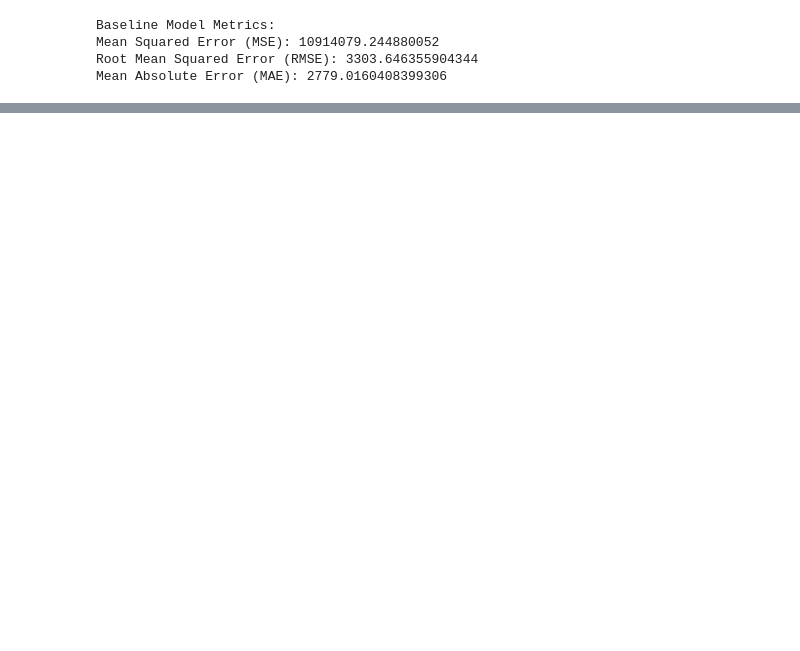
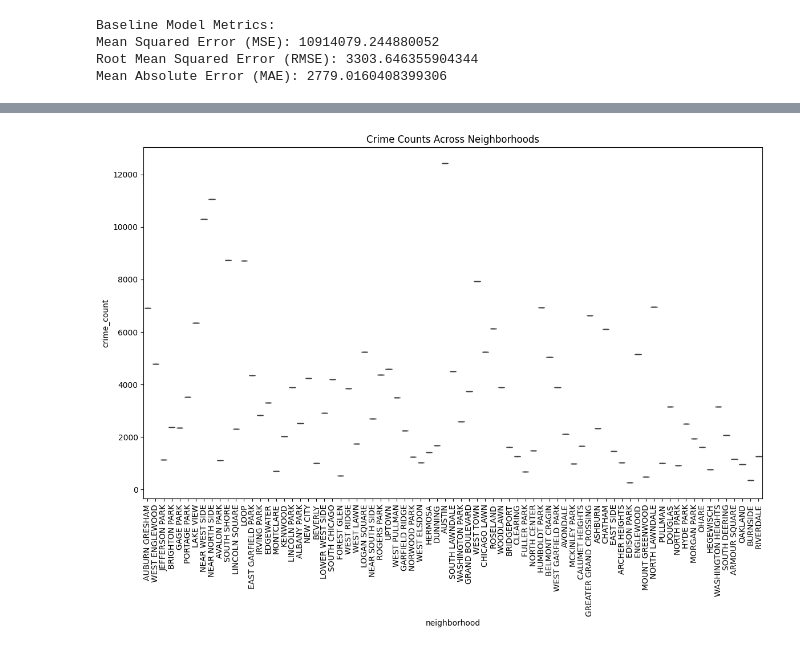
Before and after one commit to Skcodingacademy/chicago-crime-property-analysis, a Jupyter notebook: CrimeCount model.ipynb, the cells around one changed output, grey strips where cells are left out. Cells and saved outputs as stored; diff of their text form; code cells hidden in the pictures; blank space fills up the shorter version.

```diff
--- a/CrimeCount model.ipynb
+++ b/CrimeCount model.ipynb
@@ -301,0 +416,12 @@ Mean Absolute Error (MAE): 2779.0160408399306
+# %%
+import seaborn as sns
+import matplotlib.pyplot as plt
+
+# Boxplot for crime counts across neighborhoods
+plt.figure(figsize=(14, 8))
+sns.boxplot(x='neighborhood', y='crime_count', data=property_with_crime_df)
+plt.title('Crime Counts Across Neighborhoods')
+plt.xticks(rotation=90)
+plt.show()
+# %% [output]
+[figure, added]
```
Also changed, not shown: parts of 11 cells of this notebook.
